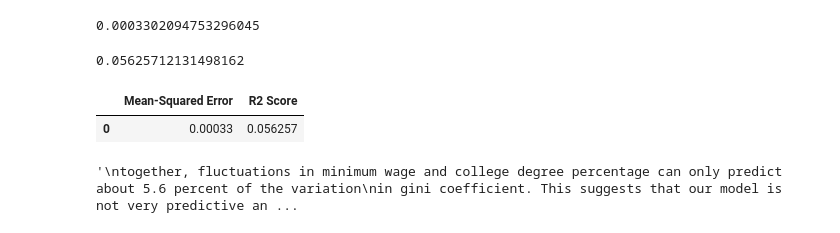
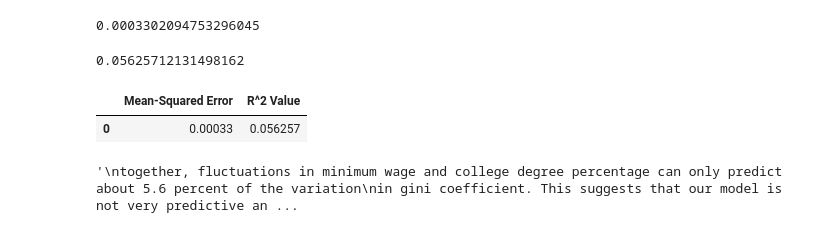
Before and after one commit to harshil0217/CMSE_Min_Wage_Project, a Jupyter notebook: Regression/OLS_State_Regression.ipynb, the cells around one changed output. Drawn from its saved outputs; the diff is of its cells as text; code cells hidden in the pictures.

```diff
--- a/Regression/State_Regression.ipynb
+++ b/Regression/OLS_State_Regression.ipynb
@@ -196,10 +196,10 @@ r2
 # %% [output]
 0.05625712131498162
 # %%
-metrics = pd.DataFrame({"Mean-Squared Error": [mse], "R2 Score": [r2]})
+metrics = pd.DataFrame({"Mean-Squared Error": [mse], "R^2 Value": [r2]})
 metrics
 # %% [output]
-|  | Mean-Squared Error | R2 Score |
+|  | Mean-Squared Error | R^2 Value |
 | 0 | 0.00033 | 0.056257 |
 # %%
 """
```
Also changed, not shown: parts of 2 cells of this notebook.
